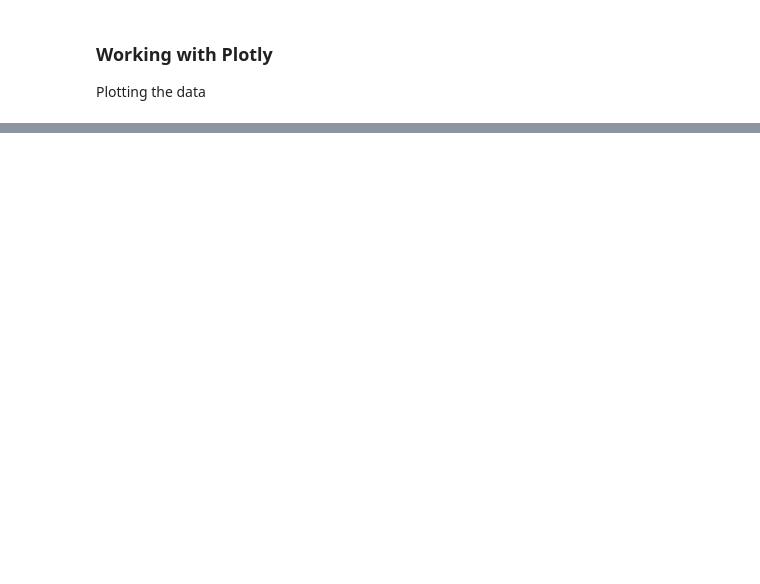
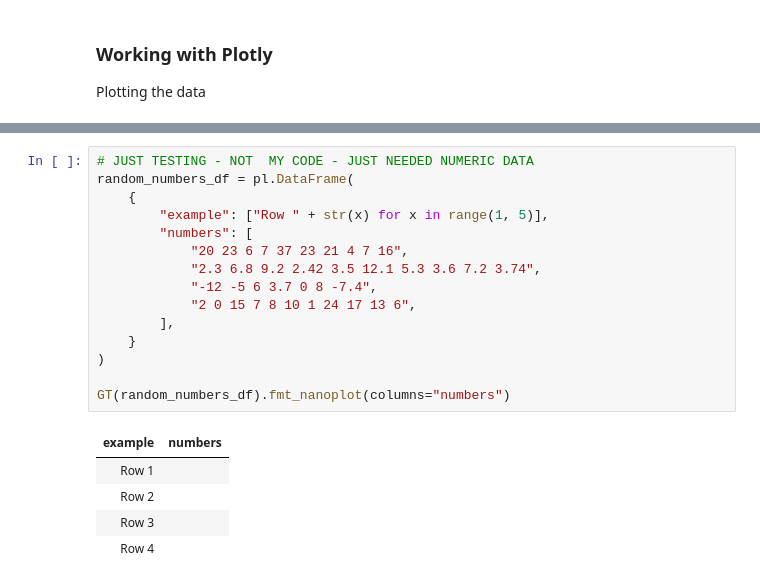
Before and after one commit to JulesU/data_viz, a Jupyter notebook: notebooks/input/mod5_dataviz.ipynb, the cells around one changed output, grey strips where cells are left out. Drawn from its saved outputs; the diff is of its cells as text; blank space fills up the shorter version.

```diff
--- a/notebooks/input/mod5_dataviz.ipynb
+++ b/notebooks/input/mod5_dataviz.ipynb
@@ -485,0 +469,21 @@ Now that we know what the dataset looks like, let's do some analsis on the all o
+# %%
+# JUST TESTING - NOT  MY CODE - JUST NEEDED NUMERIC DATA
+random_numbers_df = pl.DataFrame(
+    {
+        "example": ["Row " + str(x) for x in range(1, 5)],
+        "numbers": [
+            "20 23 6 7 37 23 21 4 7 16",
+            "2.3 6.8 9.2 2.42 3.5 12.1 5.3 3.6 7.2 3.74",
+            "-12 -5 6 3.7 0 8 -7.4",
+            "2 0 15 7 8 10 1 24 17 13 6",
+        ],
+    }
+)
+
+GT(random_numbers_df).fmt_nanoplot(columns="numbers")
+# %% [output]
+| example | numbers |
+| Row 1 |  |
+| Row 2 |  |
+| Row 3 |  |
+| Row 4 |  |
```
Also changed, not shown: parts of 40 cells of this notebook, 2 other files.
